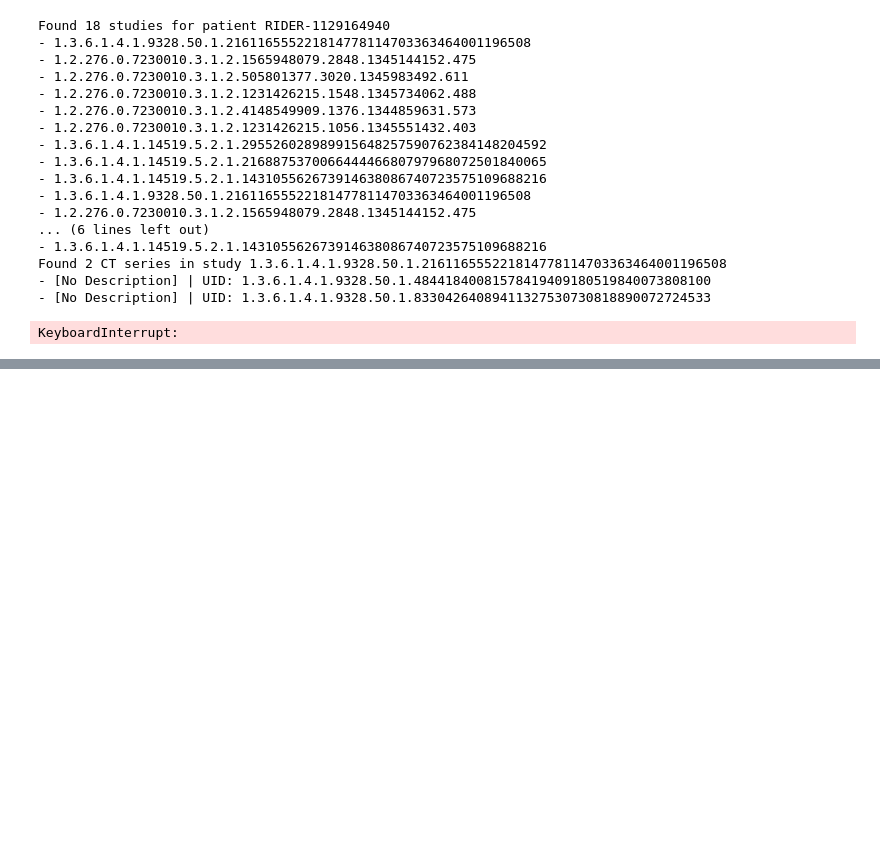
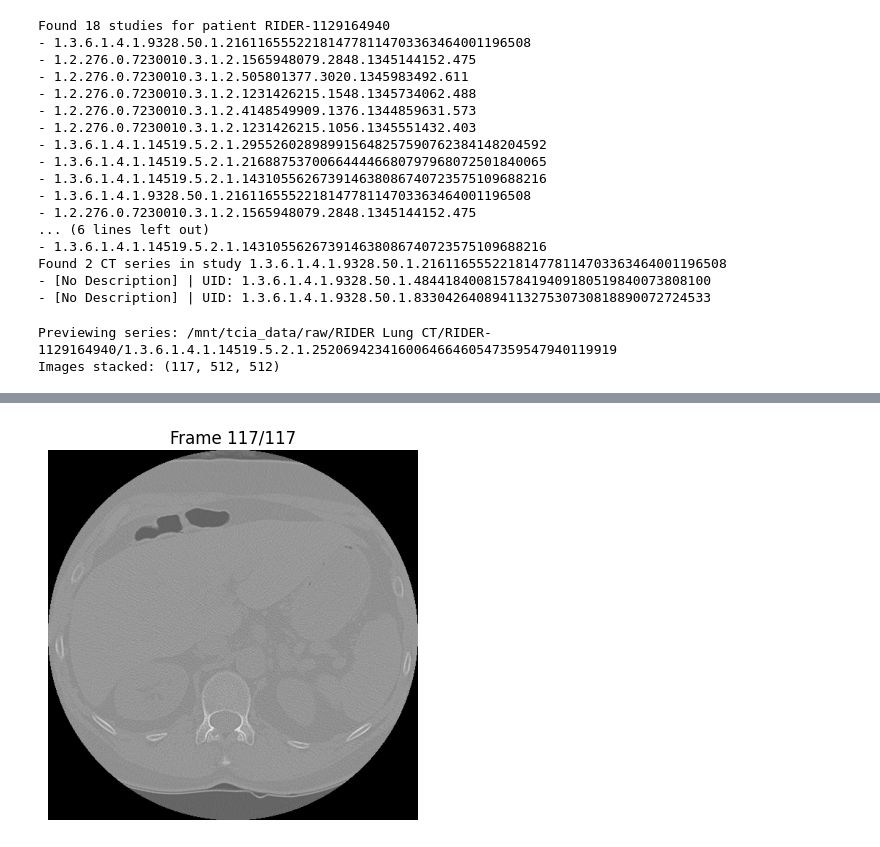
Before and after one commit to Izukimat/Flowmotion, a Jupyter notebook: notebooks/01_4D-data_exploration.ipynb, the cells around one changed output, grey strips where cells are left out. Drawn from its saved outputs; the diff is of its cells as text; code cells hidden in the pictures; blank space fills up the shorter version.

```diff
--- a/notebooks/01_4D-data_exploration.ipynb
+++ b/notebooks/01_4D-data_exploration.ipynb
@@ -110,31 +69,47 @@ Found 2 CT series in study 1.3.6.1.4.1.9328.50.1.2161165552218147781147033634640
 - [No Description] | UID: 1.3.6.1.4.1.9328.50.1.48441840081578419409180519840073808100
 - [No Description] | UID: 1.3.6.1.4.1.9328.50.1.83304264089411327530730818890072724533
 # %%
-# Loop over all patients and download all CT series
-for p in tqdm(patients, desc=f"Downloading {COLLECTION}"):
-    patient_id = p["PatientID"]
-    try:
-        studies = client.get_patient_study(collection=COLLECTION, patientId=patient_id)
-        for study in studies:
-            study_uid = study["StudyInstanceUID"]
-            series_list = client.get_series(collection=COLLECTION, studyInstanceUid=study_uid, modality="CT")
 
-            for series in series_list:
-                series_uid = series["SeriesInstanceUID"]
-                out_dir = DATA_DIR / patient_id / series_uid
-                zip_file = out_dir / "series.zip"
+# Set the patient and (optionally) series directory
+PATIENT_DIR = Path("/mnt/tcia_data/raw/RIDER Lung CT/RIDER-1129164940")
+# List all series folders
+series_folders = [f for f in PATIENT_DIR.iterdir() if f.is_dir()]
 
-                if out_dir.exists() and any(out_dir.glob("*.dcm")):
-                    continue  # already exists
+# Pick the first series to preview (customize as needed)
+SERIES_DIR = series_folders[1]
+print(f"Previewing series: {SERIES_DIR}")
 
-                os.makedirs(out_dir, exist_ok=True)
-                client.get_image(seriesInstanceUid=series_uid, downloadPath=out_dir, zipFileName="series.zip")
+# Gather all DICOM file paths
+dicom_files = sorted(SERIES_DIR.glob("*.dcm"))
+if not dicom_files:
+    # Sometimes DICOMs are in subfolders; scan recursively
+    dicom_files = sorted(SERIES_DIR.rglob("*.dcm"))
 
-                with zipfile.ZipFile(zip_file, "r") as zip_ref:
-                    zip_ref.extractall(out_dir)
-                os.remove(zip_file)
+# Load and stack all slices
+slices = [pydicom.dcmread(str(f)) for f in dicom_files]
+# For many 4DCTs, each file is one (slice, phase). You may need to group by InstanceNumber or ImagePositionPatient.
+slices = sorted(slices, key=lambda x: (int(x.InstanceNumber), getattr(x, "PhaseNumber", 0)))
+images = np.stack([s.pixel_array for s in slices])
 
-    except Exception as e:
-        print(f"[ERROR] {patient_id}: {e}")
+print(f"Images stacked: {images.shape}")
+
+# Show as animation (scroll through or animate)
+import matplotlib.animation as animation
+
+fig, ax = plt.subplots()
+im = ax.imshow(images[0], cmap='gray')
+plt.axis('off')
+
+def update(i):
+    im.set_array(images[i])
+    ax.set_title(f"Frame {i+1}/{images.shape[0]}")
+    return [im]
+
+ani = animation.FuncAnimation(fig, update, frames=images.shape[0], interval=150, blit=True)
+
+# Render as HTML5 video (requires ffmpeg)
+from IPython.display import HTML
+HTML(ani.to_html5_video())
 # %% [output]
-KeyboardInterrupt:
+Previewing series: /mnt/tcia_data/raw/RIDER Lung CT/RIDER-1129164940/1.3.6.1.4.1.14519.5.2.1.252069423416006466460547359547940119919
+Images stacked: (117, 512, 512)
@@ -140,0 +117 @@ KeyboardInterrupt:
+[figure, added]
```
Also changed, not shown: parts of 5 cells of this notebook, 8 other files.
